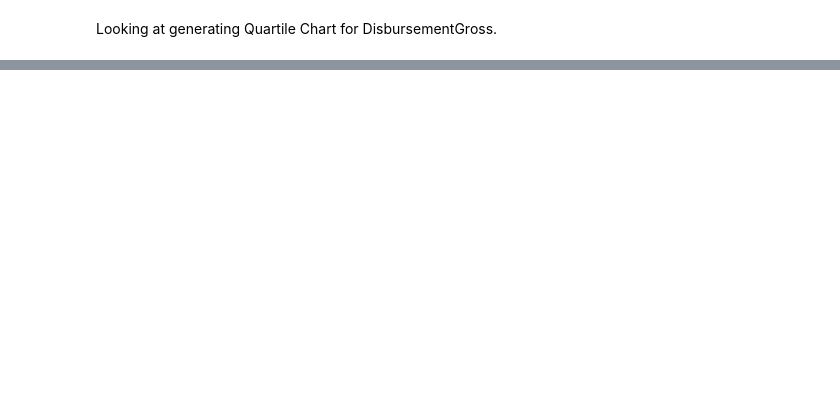
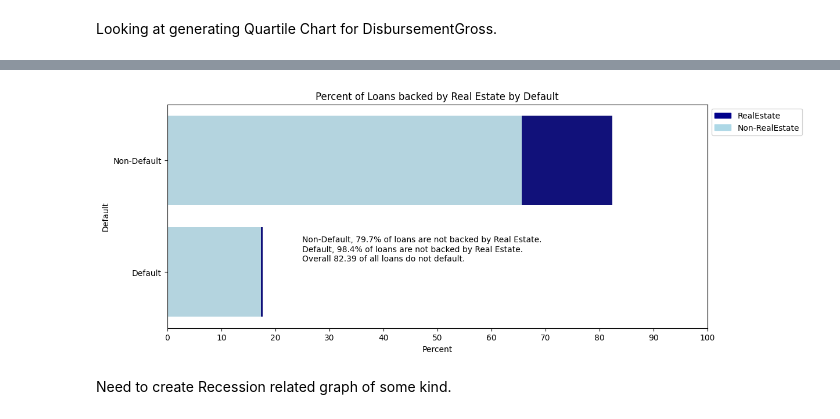
Before and after one commit to wolfesamk/2023-BA-Conmpetition, a Jupyter notebook: Main/MSBA 207 SBA Case - Contest.ipynb, the cells around one changed output, grey strips where cells are left out. Saved outputs shown, nothing was run; the diff lists cells and outputs as text; code cells hidden in the pictures; blank space fills up the shorter version.

```diff
--- a/Main/MSBA 207 SBA Case - Contest.ipynb
+++ b/Main/MSBA 207 SBA Case - Contest.ipynb
@@ -590,0 +616,4 @@ ValueError: Axes(0.125,0.11;0.775x0.77) has no legend attached.
+# %%
+df_SBA_mod_1['RealEstate'] = df_SBA_mod_1['RealEstate'].astype('uint8')
+df_SBA_mod_1['MIS_Status'] = df_SBA_mod_1['MIS_Status'].astype('uint8')
+df_SBA_mod_1[['RealEstate','MIS_Status']]
@@ -590,0 +635,38 @@ ValueError: Axes(0.125,0.11;0.775x0.77) has no legend attached.
+# %%
+df_SBA_RealEstate_Defaults = df_SBA_mod_1.groupby('MIS_Status')['RealEstate'].value_counts().to_frame()
+non_default_non_realestate = df_SBA_RealEstate_Defaults.loc[0,0][0]
+non_default_realestate = df_SBA_RealEstate_Defaults.loc[0,1][0]
+non_default_total = non_default_non_realestate+non_default_realestate
+
+default_non_realestate = df_SBA_RealEstate_Defaults.loc[1,0][0]
+default_realestate = df_SBA_RealEstate_Defaults.loc[1,1][0]
+default_total = default_non_realestate+default_realestate
+
+percentage_non_default_non_realestate = round((non_default_non_realestate/non_default_total),4)
+percentage_non_default = round(non_default_total / (default_total+non_default_total)*100,2)
+percentage_of_non_default = round(percentage_non_default*percentage_non_default_non_realestate,2)
+
+percentage_default_non_realestate = round((default_non_realestate/default_total),4)
+percentage_default = round(100 - percentage_non_default,2)
+percentage_of_default = round(percentage_default*percentage_default_non_realestate,2)
+
+import matplotlib.patches as mpatches
+fig, ax = plt.subplots(figsize=(12,5))
+bar1 = sns.barplot(y=[0,1],x=[percentage_non_default,percentage_default], color='darkblue',orient='h')
+bar2 = sns.barplot(y=[0,1],x=[(percentage_of_non_default),(percentage_of_default)], color='lightblue',orient='h')
+top_bar = mpatches.Patch(color='darkblue', label='RealEstate')
+bottom_bar = mpatches.Patch(color='lightblue', label='Non-RealEstate')
+plt.legend(handles=[top_bar, bottom_bar])
+ax.set_title('Percent of Loans backed by Real Estate by Default')
+ax.set_ylabel('Default')
+ax.set_xlabel('Percent')
+ax.set_xticks([0,10,20,30,40,50,60,70,80,90,100])
+ax.set_yticklabels(['Non-Default','Default'])
+sns.move_legend(ax, "upper left", bbox_to_anchor=(1,1))
+ax.annotate('Non-Default, 79.7% of loans are not backed by Real Estate.\nDefault, 98.4% of loans are not backed by Real Estate.\nOverall 82.39 of all loans do not default.', xy = (25, 0.9))
+# show the graph
+plt.show()
+# %% [output]
+[figure, added]
+# %% [markdown]
+Need to create Recession related graph of some kind.
```
Also changed, not shown: parts of 43 cells of this notebook, 1 other file.
